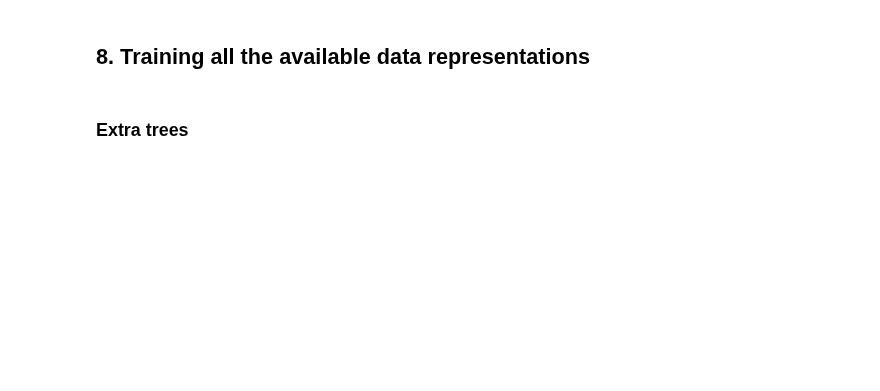
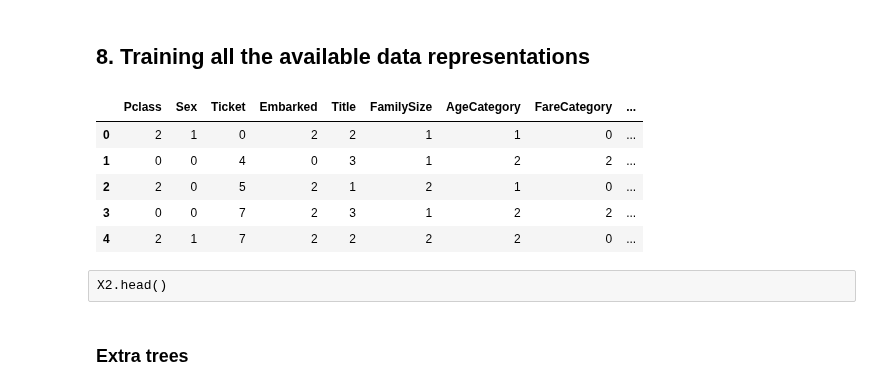
Before and after one commit to GlaIZier/titanic-prediction, a Jupyter notebook: notebooks/approach3.ipynb, the cells around one changed output. Saved outputs shown, nothing was run; the diff lists cells and outputs as text; code cells hidden in the pictures; blank space fills up the shorter version.

```diff
--- a/notebooks/approach3.ipynb
+++ b/notebooks/approach3.ipynb
@@ -707,23 +713,20 @@ comb2.head()
 # %% [markdown]
 ## 8. Training all the available data representations
-# %%
-train1 = comb1[:args.train_border_index]
-X1 = train1.drop('Survived', axis=1)
-y1 = train1['Survived']
-test1 = comb1[args.train_border_index:].reset_index(drop=True)
-x1 = test1.drop('Survived', axis=1)
-args.X1 = X1.copy()
-args.y1 = y1.copy()
-args.x1 = x1.copy()
-
-
-train2 = comb2[:args.train_border_index]
-X2 = train2.drop('Survived', axis=1)
-y2 = train2['Survived']
-test2 = comb2[args.train_border_index:].reset_index(drop=True)
-x2 = test2.drop('Survived', axis=1)
-args.X2 = X2.copy()
-args.y2 = y2.copy()
-args.x2 = x2.copy()
+# %%
+train = comb[:args.train_border_index]
+X = train.drop('Survived', axis=1)
+y = train['Survived']
+test = comb[args.train_border_index:].reset_index(drop=True)
+x = test.drop('Survived', axis=1)
+args.X = X.copy()
+args.y = y.copy()
+args.x = x.copy()
 # %%
-X1.head()
+X.head()
+# %% [output]
+|  | Pclass | Sex | Ticket | Embarked | Title | FamilySize | AgeCategory | FareCategory | ... |
+| 0 | 2 | 1 | 0 | 2 | 2 | 1 | 1 | 0 | ... |
+| 1 | 0 | 0 | 4 | 0 | 3 | 1 | 2 | 2 | ... |
+| 2 | 2 | 0 | 5 | 2 | 1 | 2 | 1 | 0 | ... |
+| 3 | 0 | 0 | 7 | 2 | 3 | 1 | 2 | 2 | ... |
+| 4 | 2 | 1 | 7 | 2 | 2 | 2 | 2 | 0 | ... |
@@ -732,2 +733,4 @@ X2.head()
+# %% [raw]
+X2.head()
 # %% [markdown]
 ### Extra trees
```
Also changed, not shown: parts of 18 cells of this notebook.
